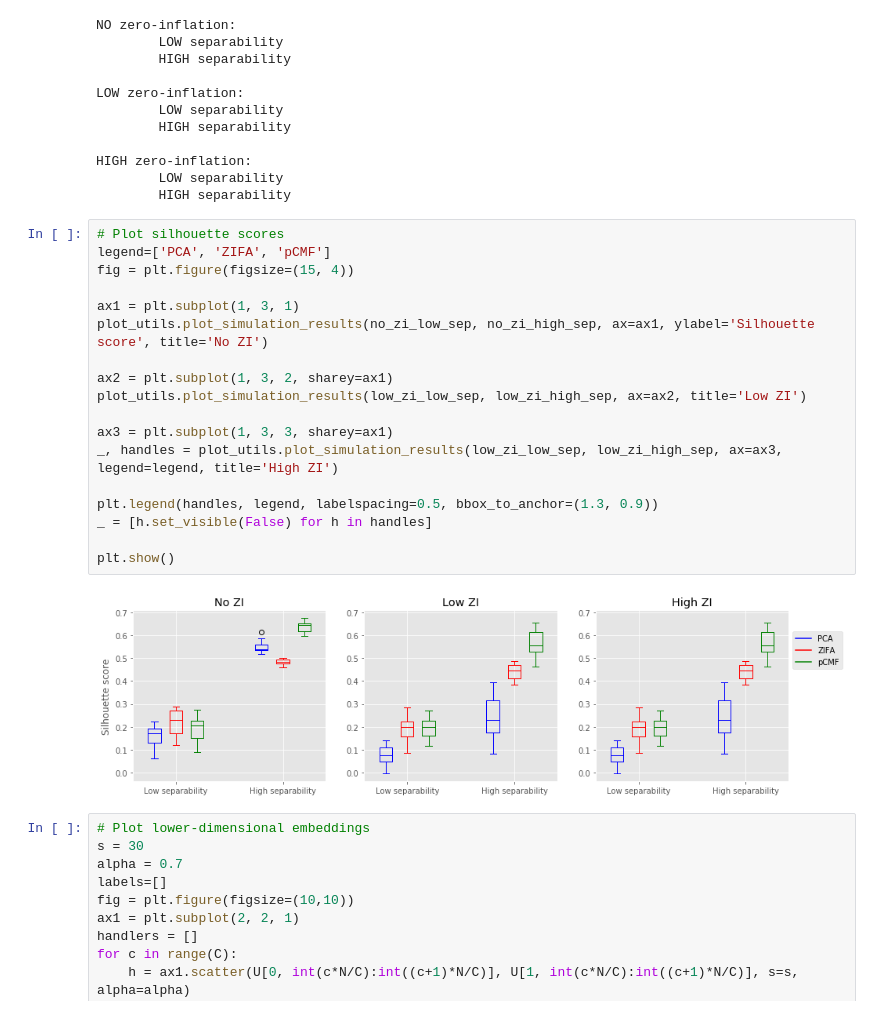
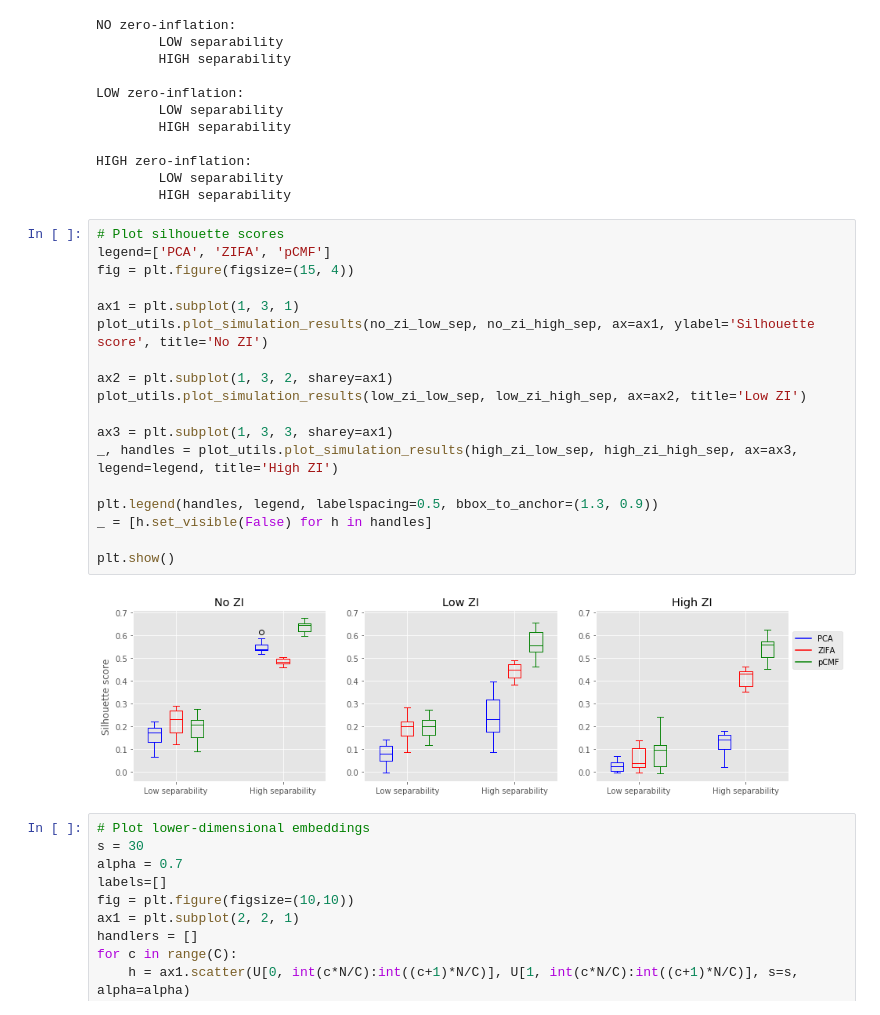
Before and after one commit to pedrofale/mpCMF, a Jupyter notebook: notebooks/pCMF with CAVI benchmarking.ipynb, the cells around one changed output. Saved outputs shown, nothing was run; the diff lists cells and outputs as text.

```diff
--- a/notebooks/pCMF with CAVI benchmarking.ipynb
+++ b/notebooks/pCMF with CAVI benchmarking.ipynb
@@ -120,23 +120,23 @@ HIGH zero-inflation:
 # %%
 # Plot silhouette scores
 legend=['PCA', 'ZIFA', 'pCMF']
 fig = plt.figure(figsize=(15, 4))
 
 ax1 = plt.subplot(1, 3, 1)
 plot_utils.plot_simulation_results(no_zi_low_sep, no_zi_high_sep, ax=ax1, ylabel='Silhouette score', title='No ZI')
 
 ax2 = plt.subplot(1, 3, 2, sharey=ax1)
 plot_utils.plot_simulation_results(low_zi_low_sep, low_zi_high_sep, ax=ax2, title='Low ZI')
 
 ax3 = plt.subplot(1, 3, 3, sharey=ax1)
-_, handles = plot_utils.plot_simulation_results(low_zi_low_sep, low_zi_high_sep, ax=ax3, legend=legend, title='High ZI')
+_, handles = plot_utils.plot_simulation_results(high_zi_low_sep, high_zi_high_sep, ax=ax3, legend=legend, title='High ZI')
 
 plt.legend(handles, legend, labelspacing=0.5, bbox_to_anchor=(1.3, 0.9))
 _ = [h.set_visible(False) for h in handles]
 
 plt.show()
 # %% [output]
-[figure, old version]
+[figure, new version]
 # %%
 # Plot lower-dimensional embeddings
 s = 30
```
